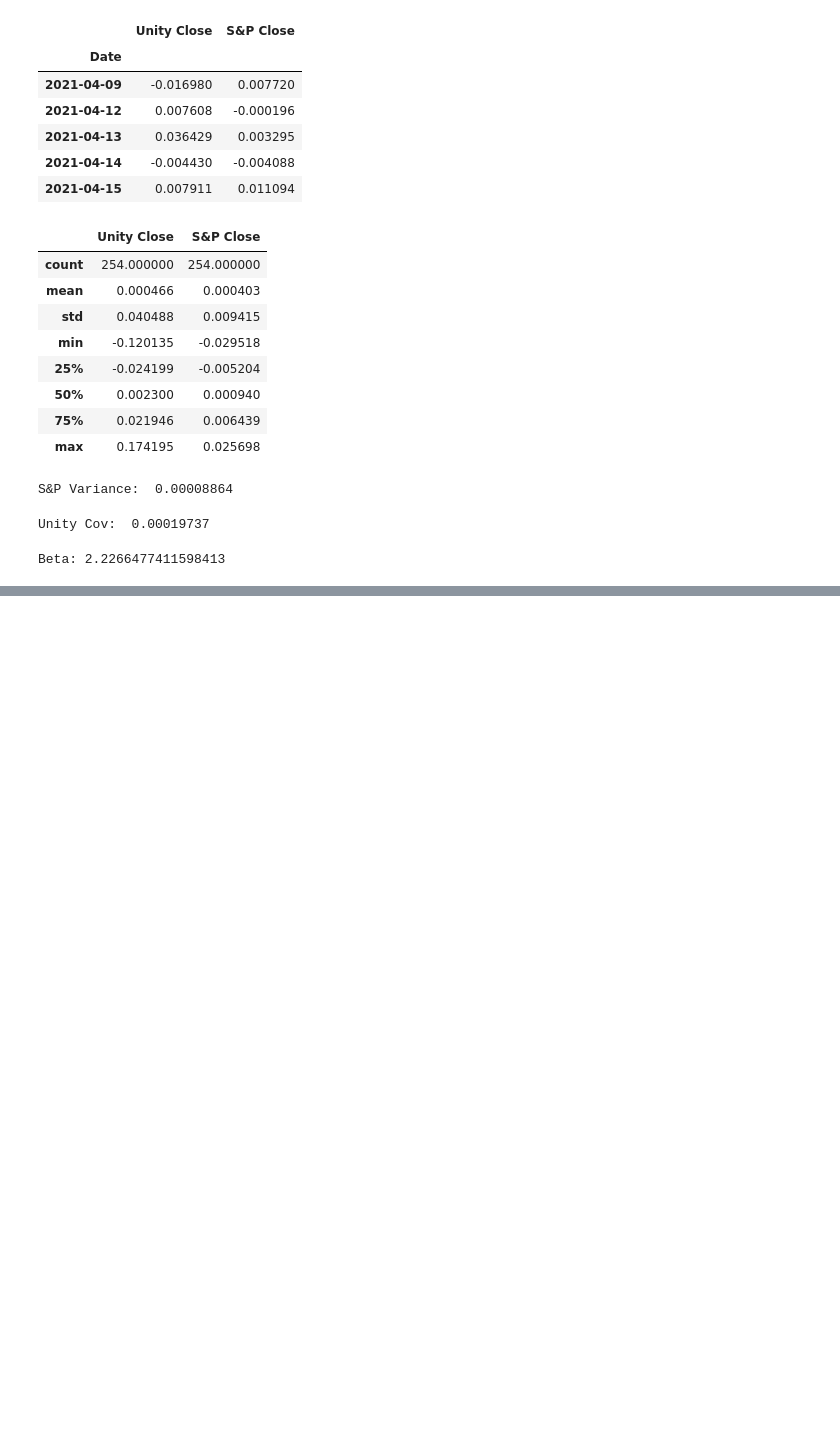
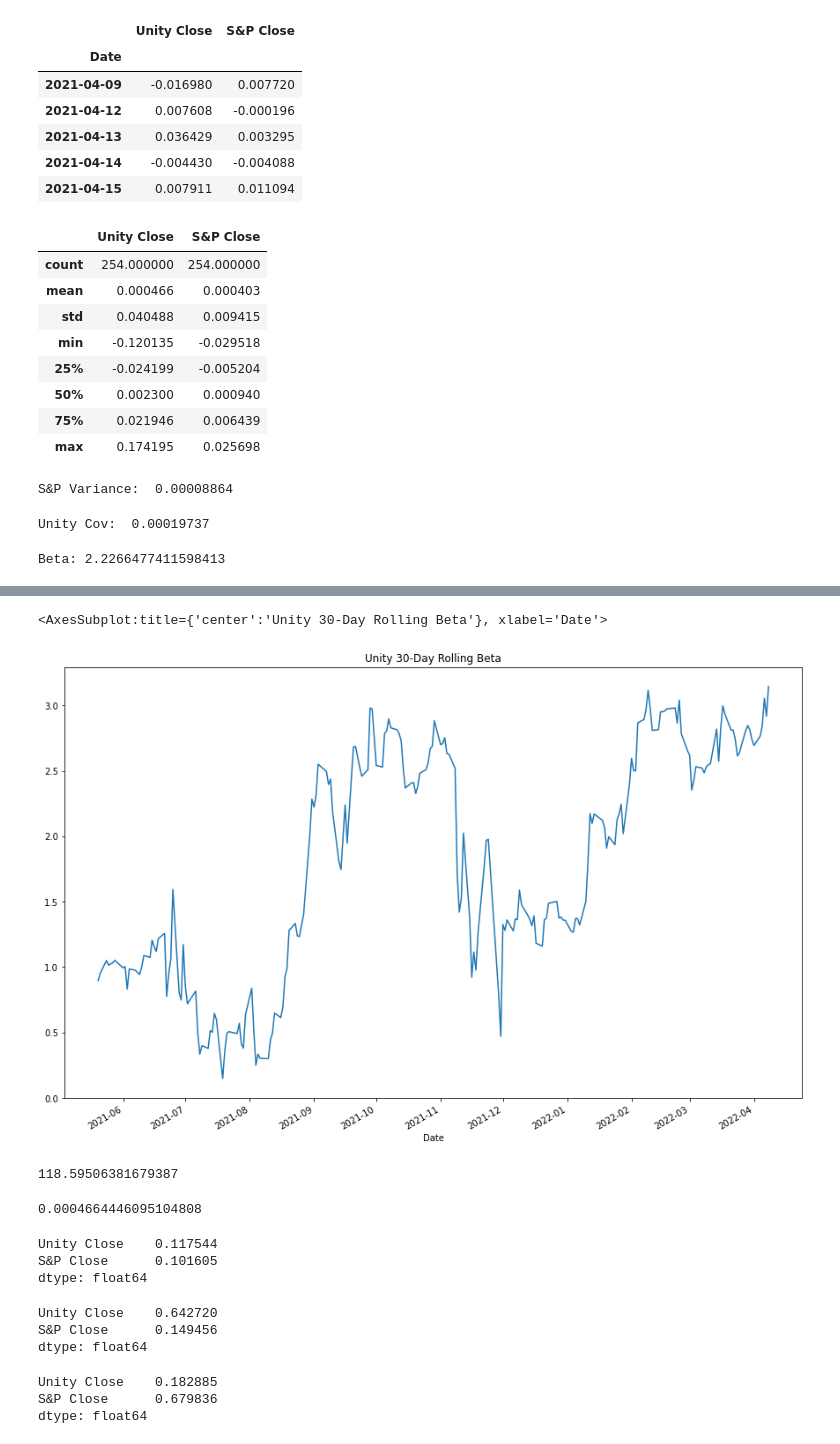
Before and after one commit to mbf2139/Unity-Software-Analysis, a Jupyter notebook: analysis.ipynb, the cells around one changed output, grey strips where cells are left out. Cells and saved outputs as stored; diff of their text form; code cells hidden in the pictures; blank space fills up the shorter version.

```diff
--- a/analysis.ipynb
+++ b/analysis.ipynb
@@ -159,0 +178,41 @@ Beta: 2.2266477411598413
+# %%
+# calculate the 30 day rolling beta of the stock
+u_rolling_beta = u_rolling_30 / snp_rolling_30
+
+# plot the rolling beta
+u_rolling_beta.plot(figsize=(15,10), title='Unity 30-Day Rolling Beta')
+# %% [output]
+<AxesSubplot:title={'center':'Unity 30-Day Rolling Beta'}, xlabel='Date'>
+[figure, added]
+# %%
+u_df['Unity Close'].mean()
+# %% [output]
+118.59506381679387
+# %%
+daily_returns['Unity Close'].mean()
+# %% [output]
+0.0004664446095104808
+# %%
+#calculate the annual average returns
+annual_return = daily_returns.mean() * 252
+annual_return
+# %% [output]
+Unity Close    0.117544
+S&P Close      0.101605
+dtype: float64
+# %%
+# calculate the annual std
+annual_std = daily_returns.std() * np.sqrt(252)
+annual_std
+# %% [output]
+Unity Close    0.642720
+S&P Close      0.149456
+dtype: float64
+# %%
+# Calculate sharpe ratios
+sharpe_ratio = annual_return / annual_std
+sharpe_ratio
+# %% [output]
+Unity Close    0.182885
+S&P Close      0.679836
+dtype: float64
```
Also changed, not shown: parts of 4 cells of this notebook.
